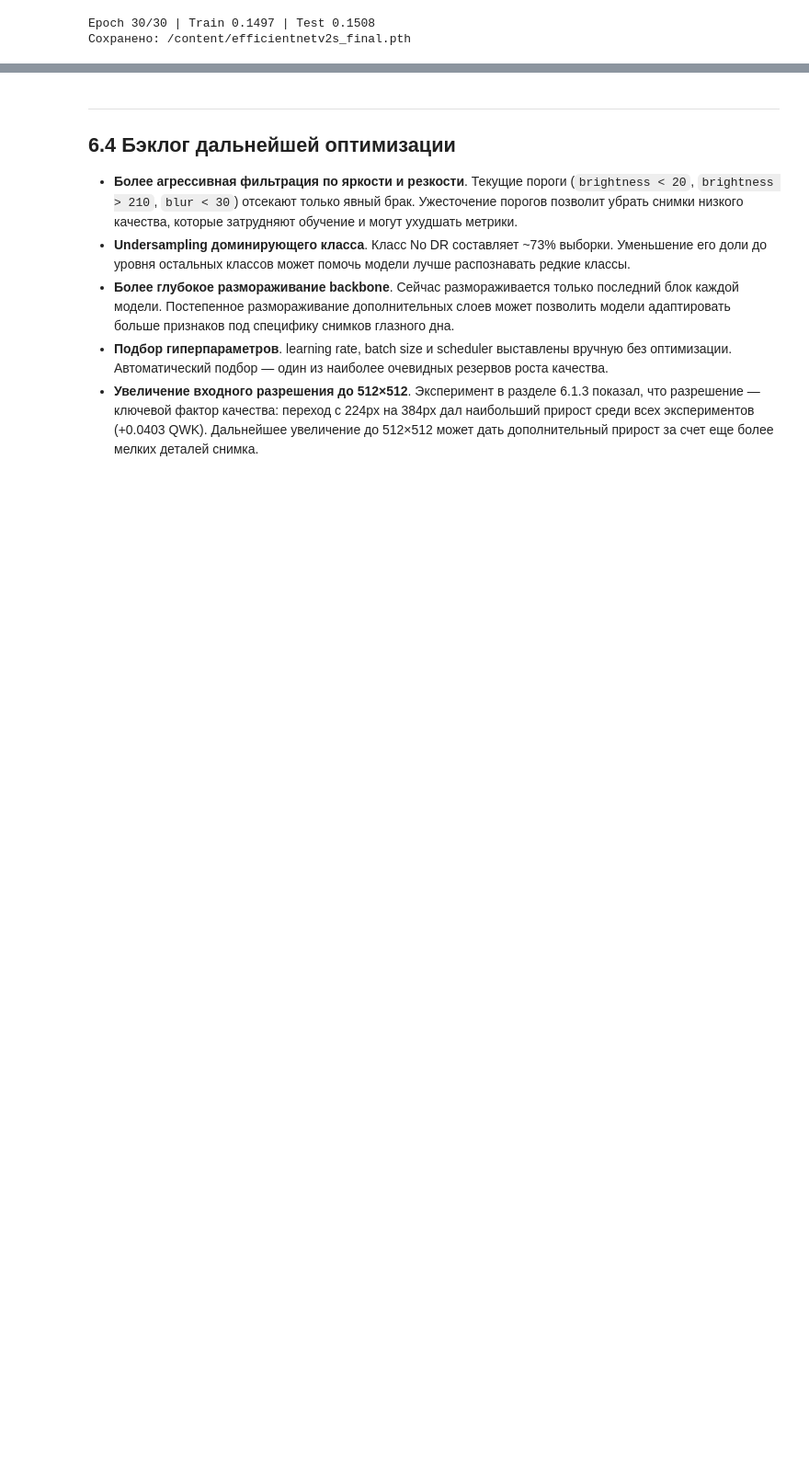
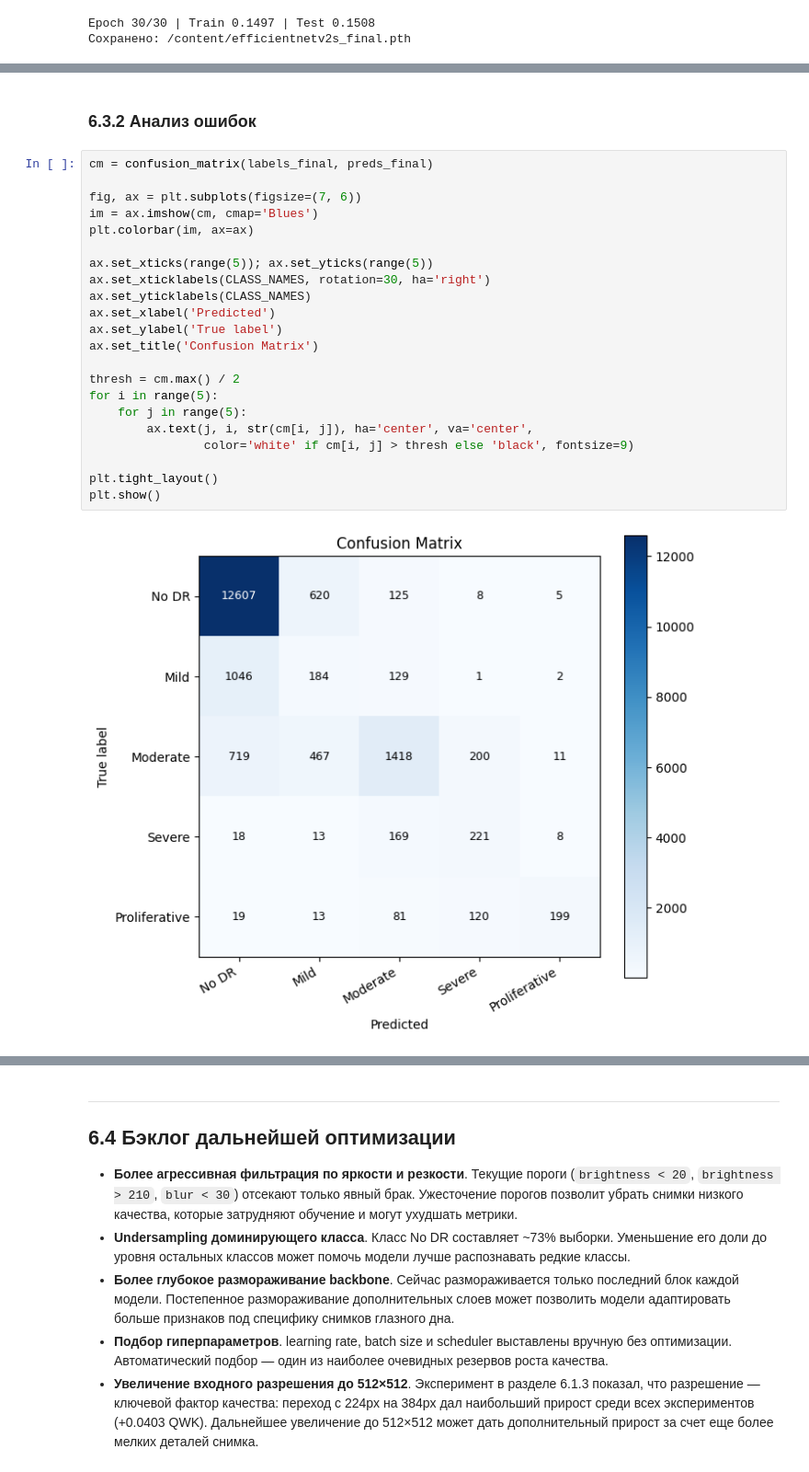
Before and after one commit to sskrkss/eye-ai, a Jupyter notebook: Lesson6.ipynb, the cells around one changed output, grey strips where cells are left out. Shown at 92% size. Cells and saved outputs as stored; diff of their text form; blank space fills up the shorter version.

```diff
--- a/Lesson6.ipynb
+++ b/Lesson6.ipynb
@@ -774,0 +818,26 @@ show_metrics_table(
+# %% [markdown]
+### 6.3.2 Анализ ошибок
+# %%
+cm = confusion_matrix(labels_final, preds_final)
+
+fig, ax = plt.subplots(figsize=(7, 6))
+im = ax.imshow(cm, cmap='Blues')
+plt.colorbar(im, ax=ax)
+
+ax.set_xticks(range(5)); ax.set_yticks(range(5))
+ax.set_xticklabels(CLASS_NAMES, rotation=30, ha='right')
+ax.set_yticklabels(CLASS_NAMES)
+ax.set_xlabel('Predicted')
+ax.set_ylabel('True label')
+ax.set_title('Confusion Matrix')
+
+thresh = cm.max() / 2
+for i in range(5):
+    for j in range(5):
+        ax.text(j, i, str(cm[i, j]), ha='center', va='center',
+                color='white' if cm[i, j] > thresh else 'black', fontsize=9)
+
+plt.tight_layout()
+plt.show()
+# %% [output]
+[figure, added]
```
Also changed, not shown: parts of 21 cells of this notebook, 17 other files.
